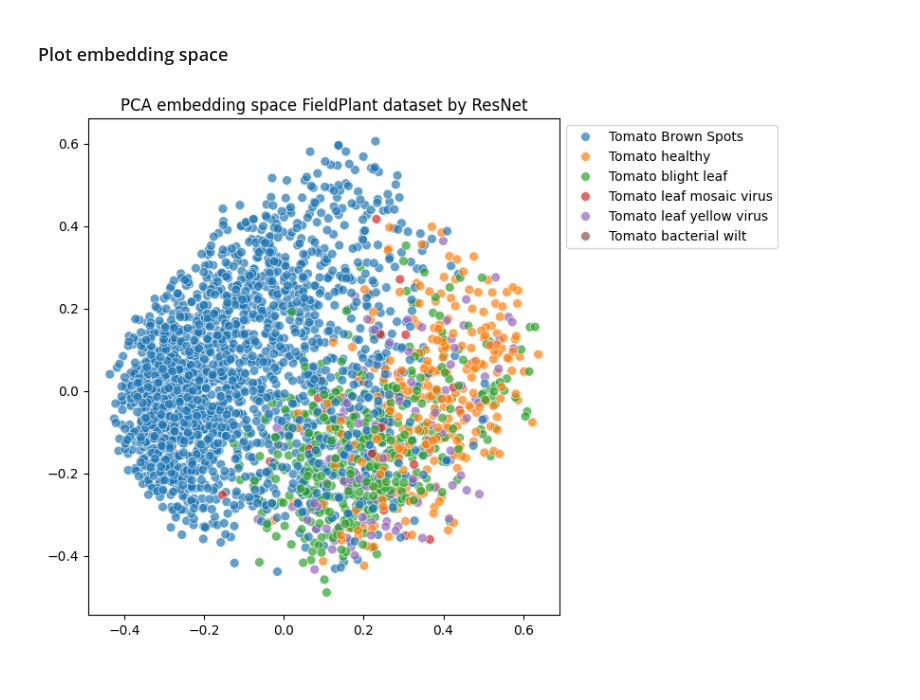
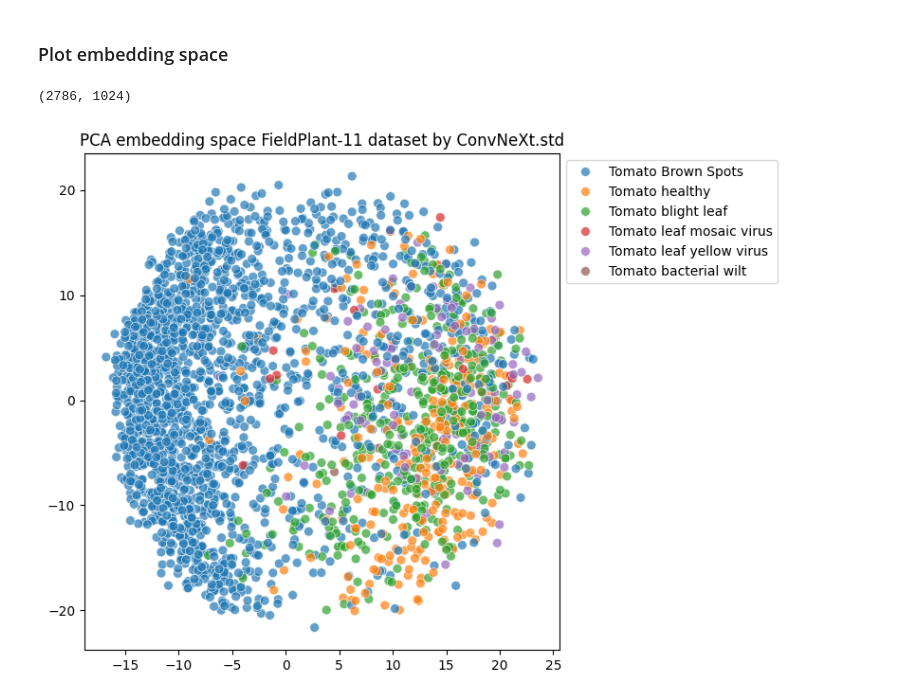
Before and after one commit to ducmanh1312/tinyML, a Jupyter notebook: model.ipynb, the cells around one changed output. Saved outputs shown, nothing was run; the diff lists cells and outputs as text; code cells hidden in the pictures.

```diff
--- a/model.ipynb
+++ b/model.ipynb
@@ -228,17 +279,17 @@ import torch
 from torchvision import models, transforms
 from tqdm import tqdm
 import faiss
+import numpy as np
 
 def model_forward(model_name, tensor):
-    # match model_name:
-    #     case 'ResNet',:
-    #         return model(tensor)
-    #     case 'eva02_large_patch14_clip_336.merged2b_ft_inat21':
-    #         return model.forward_features(tensor)
+    match model_name:
+        case 'ConvNeXt.std' | 'eva02_large_patch14_clip_336.merged2b_ft_inat21':
+            return model.forward_features(tensor)
 
-    output = model(tensor)
-    embedding = features['pre_head']
-    return embedding
+        case _:
+            output = model(tensor)
+            embedding = features['pre_head']
+            return embedding
 
 def get_image_embedding(model, image, device='cuda'):
     img_tensor = transform(image).unsqueeze(0).to(device)
@@ -261,9 +312,11 @@ def run_model(image_paths, labels):
         img = Image.open(path).convert("RGB")
         vec = get_image_embedding(model, img)
         embeddings.append(vec)
-    hook_handle.remove()
-    return embeddings
+    labels = labels[:len(embeddings)]
+    # hook_handle.remove()
+    return embeddings, labels
 
-embeddings = run_model(image_paths[:2], labels)
+embeddings,labels = run_model(image_paths, labels)
 embeddings_np = np.array(embeddings).astype("float32").squeeze(1)  # FAISS cần float32
 index = create_index(embeddings_np)
+embeddings_np.shape
@@ -297,41 +359,40 @@ FAISS index file size: 21.77 MB
 import faiss
 import json
 import os
-model_name = 'eva02'
-dir_path = os.path.dirname(dataset_path)
-index_path = os.path.join(dir_path,f'{model_name}_tomato.index')
-json_path = os.path.join(dir_path,'single_tomato.json')
-
 # Đọc index từ file
 index = faiss.read_index(index_path)
-embeddings = index.reconstruct_n(0, index.ntotal)
+embeddings_np = index.reconstruct_n(0, index.ntotal)
 
 # Đọc label mapping
 with open(json_path, "r") as f:
     labels = json.load(f)
 
-len(labels), len(embeddings)
+size_on_disk = os.path.getsize(index_path) / (1024 * 1024)
+print(f"FAISS index file size: {size_on_disk:.2f} MB")
+model_name,data_name, embeddings_np.shape
 # %% [markdown]
 ### Plot embedding space
 # %%
 # PCA
 import numpy as np
 import seaborn as sns
 import matplotlib.pyplot as plt
 from sklearn.manifold import TSNE
 from sklearn.decomposition import PCA
 
 # Giảm chiều bằng PCA hoặc t-SNE
-X = np.array(embeddings) # turn list => array (n_samples, n_features)
-pca = PCA(n_components=2) # n_features => 2 features
-X_reduced = pca.fit_transform(X)
+# X = np.array(embeddings_np) # turn list => array (n_samples, n_features)
+print(embeddings_np.shape)
+pca = PCA(n_components=3) # n_components <= min(n_samples, n_features)
+X_reduced = pca.fit_transform(embeddings_np) # n_features => 2 features,
 
 # Vẽ
 plt.figure(figsize=(8, 6))
 sns.scatterplot(x=X_reduced[:, 0], y=X_reduced[:, 1], hue=labels, palette="tab10", s=50, alpha=0.7)
-plt.title(f"PCA embedding space FieldPlant dataset by {model_name}")
+plt.title(f"PCA embedding space {data_name} dataset by {model_name}")
 plt.legend(loc='best', bbox_to_anchor=(1, 1))
 plt.tight_layout()
 plt.show()
 # %% [output]
+(2786, 1024)
-[figure, old version]
+[figure, new version]
```
Also changed, not shown: parts of 18 cells of this notebook, 11 other files.
